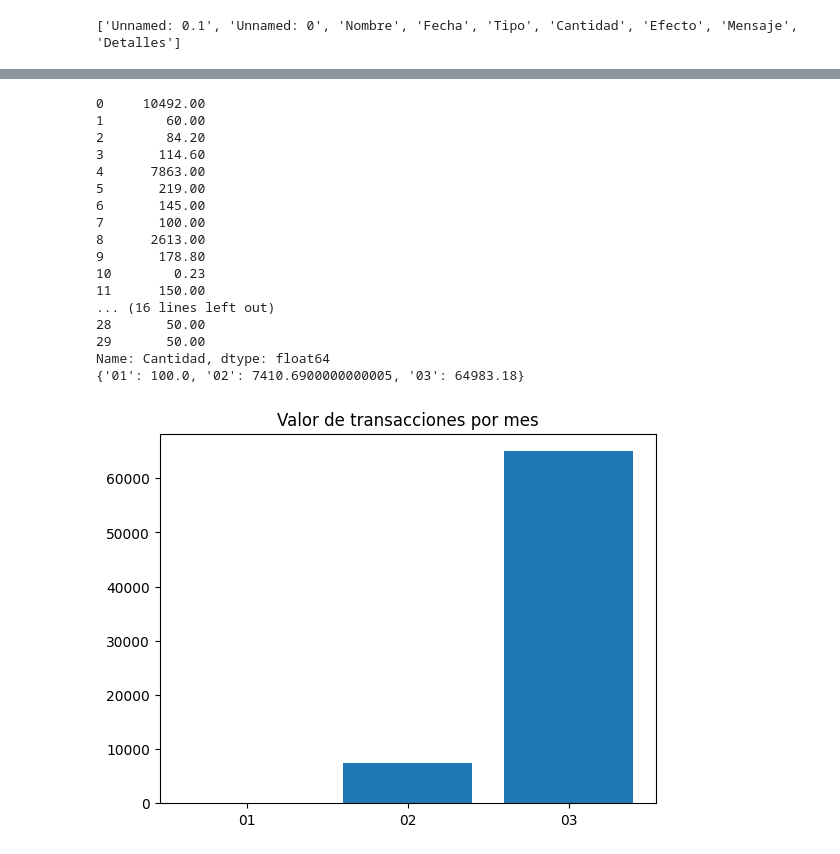
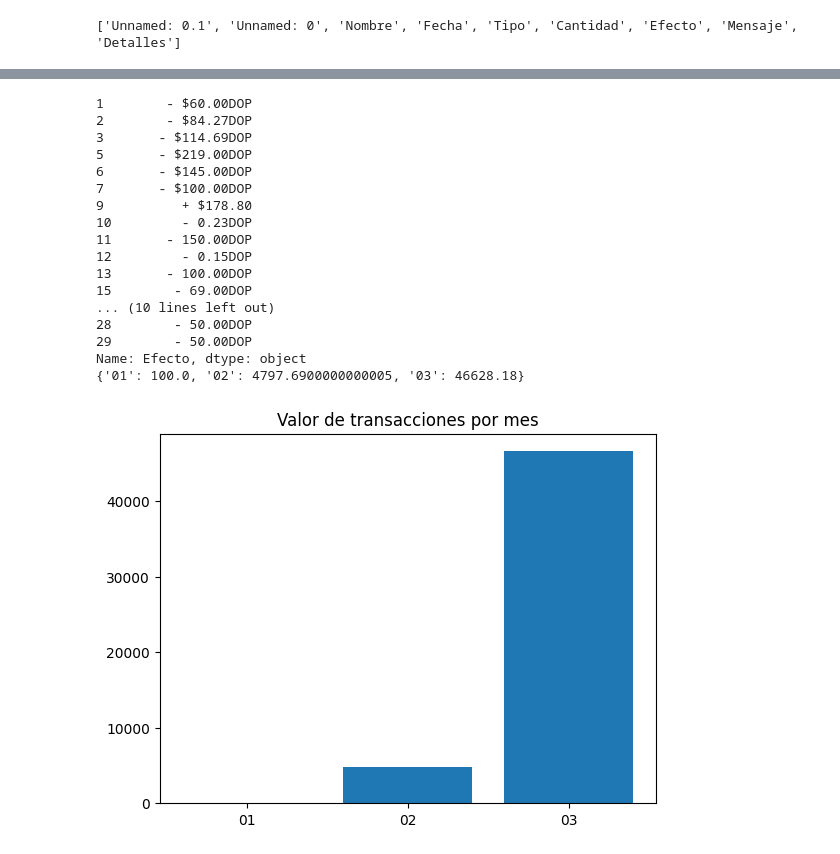
Before and after one commit to saulecast/finanzobot_0.1, a Jupyter notebook: primer_cuaderno.ipynb, the cells around one changed output, grey strips where cells are left out. Cells and saved outputs as stored; diff of their text form; code cells hidden in the pictures.

```diff
--- a/primer_cuaderno.ipynb
+++ b/primer_cuaderno.ipynb
@@ -409,54 +411,56 @@ import matplotlib.pyplot as plt
 import pandas as pd
 
 # Leer el archivo CSV
-# df = pd.read_csv('paypal_data.csv')
+df = pd.read_csv('todas_mis_transacciones.csv')
+
+# Seleccionar solo las filas que no contengan un "*"
+df = df.loc[~df['Efecto'].str.contains('\*')]
+print(df['Efecto'])
 
 # Convertir la columna 'Cantidad' a un tipo de datos numérico
 df['Cantidad'] = df['Cantidad'].str.replace('$', '').str.replace(',', '').str.replace('-', '').str.replace('+', '').str.replace(' ', '').astype(float)
-print(df['Cantidad'])
 
 # Agrupar los datos por mes y sumar la cantidad
 gastos_por_mes = df.groupby(df['Fecha'].str.split('/').str[1])['Cantidad'].sum()
 
 # Convertir los datos en un diccionario
 diccionario_gastos = gastos_por_mes.to_dict()
 data = diccionario_gastos
 
 # Imprimir el diccionario
 print(diccionario_gastos)
-
 
 # Convertir los datos en un DataFrame de pandas
 df = pd.DataFrame.from_dict(data, orient='index', columns=['Número de transacciones'])
 
 # Gráfico de barras
 fig, ax = plt.subplots()
 ax.bar(x = df.index, height = df['Número de transacciones'])
 
 # Título
 ax.set_title('Valor de transacciones por mes')
 
 # Mostrar el gráfico
 plt.show()
 # %% [output]
-0     10492.00
-1        60.00
-2        84.20
-3       114.60
-4      7863.00
-5       219.00
-6       145.00
-7       100.00
-8      2613.00
-9       178.80
-10        0.23
-11      150.00
-... (16 lines left out)
-28       50.00
-29       50.00
-Name: Cantidad, dtype: float64
-{'01': 100.0, '02': 7410.6900000000005, '03': 64983.18}
+1        - $60.00DOP
+2        - $84.27DOP
+3       - $114.69DOP
+5       - $219.00DOP
+6       - $145.00DOP
+7       - $100.00DOP
+9          + $178.80
+10         - 0.23DOP
+11       - 150.00DOP
+12         - 0.15DOP
+13       - 100.00DOP
+15        - 69.00DOP
+... (10 lines left out)
+28        - 50.00DOP
+29        - 50.00DOP
+Name: Efecto, dtype: object
+{'01': 100.0, '02': 4797.6900000000005, '03': 46628.18}
-[figure, old version]
+[figure, new version]
 # %%
 import matplotlib.pyplot as plt
 import pandas as pd
```
Also changed, not shown: parts of 7 cells of this notebook, 3 other files.
